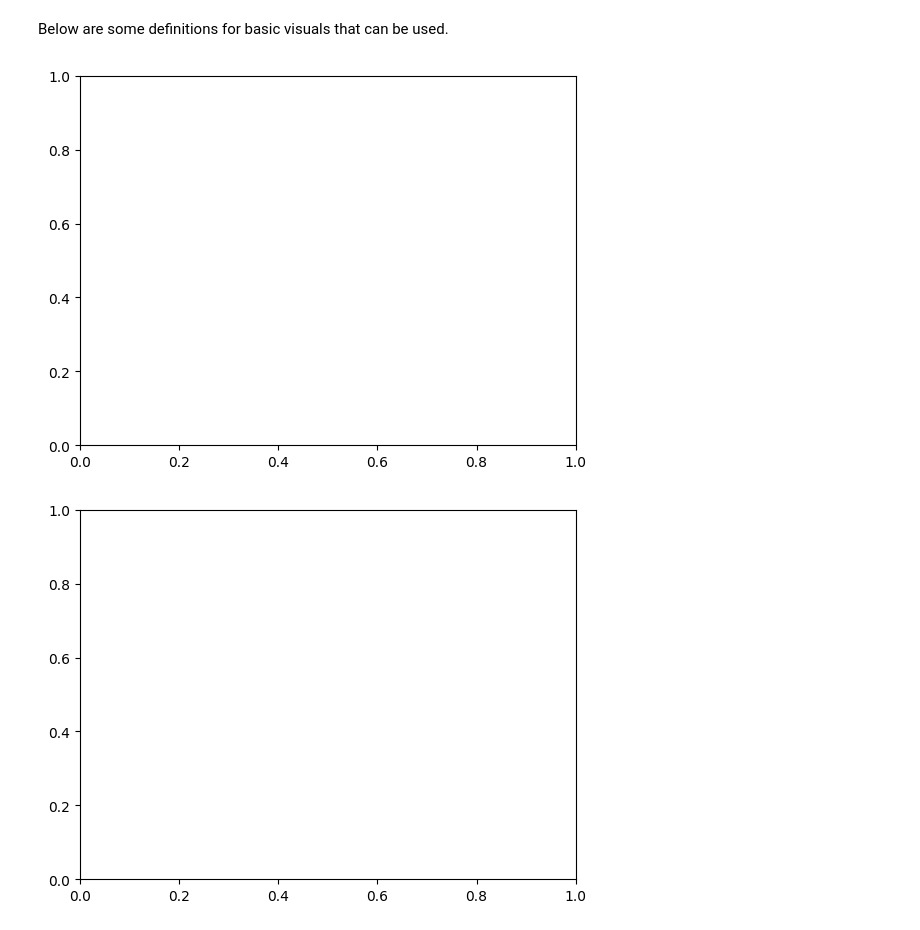
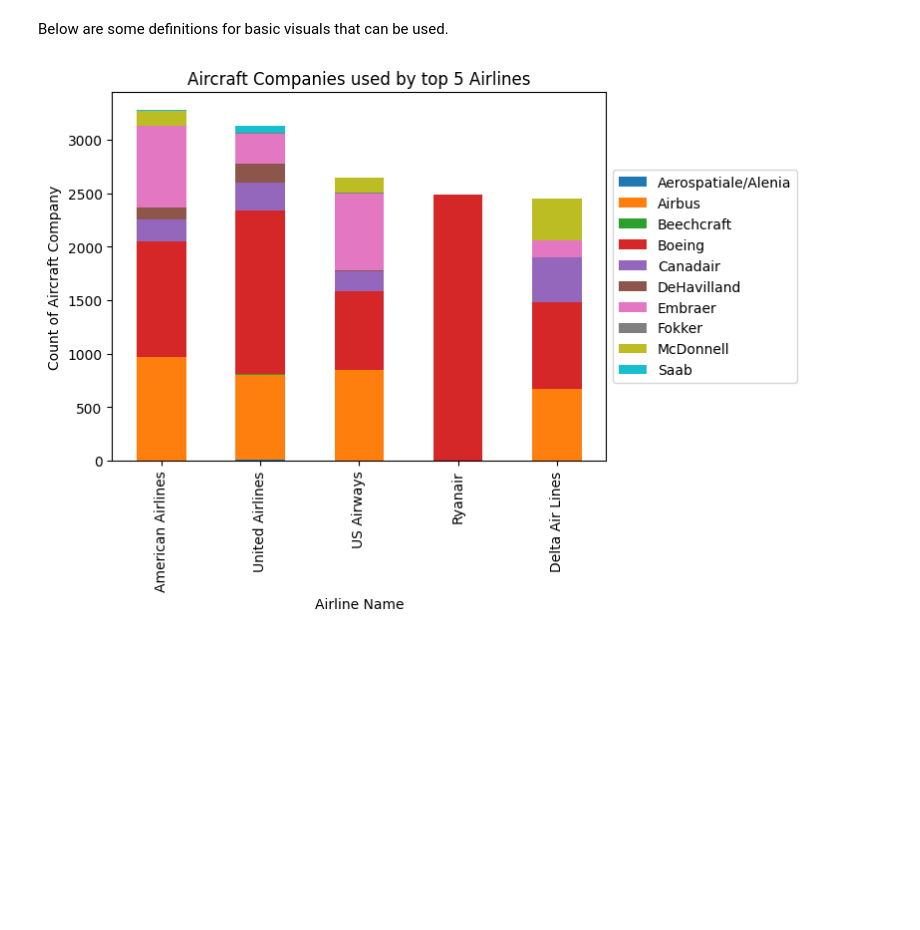
Before and after one commit to sakinanazarali/MADS_Milestone1, a Jupyter notebook: analysis.ipynb, the cells around one changed output. Drawn from its saved outputs; the diff is of its cells as text; code cells hidden in the pictures; blank space fills up the shorter version.

```diff
--- a/analysis.ipynb
+++ b/analysis.ipynb
@@ -168,26 +208,16 @@ data['route'] = data['source_airport_name'] + " to " + data['destination_airport
 # %%
 # Pivot the DataFrame to get counts of 'make' per 'airline'
 pivot_df = data.pivot_table(index='airline_name', columns='aircraft_company', aggfunc='size', fill_value=0)
 # Calculate the total count of routes for each airline
 pivot_df['Total'] = pivot_df.sum(axis=1)
 
 # Sort the DataFrame by the total count in descending order
 pivot_df = pivot_df.sort_values(by='Total', ascending=False)
 pivot_df = pivot_df.head(5)
 pivot_df = pivot_df.loc[:, (pivot_df != 0).any(axis=0)]
 
-# Create a stacked bar chart
-#ax = pivot_df.drop(columns='Total').plot(kind='bar', stacked=True, figsize=(10, 6))
-
-# Set labels and title
-#plt.xlabel('Airline Name')
-#plt.ylabel('Count')
-#plt.title('Stacked Bar Chart of Aircraft Companies used by Airlines')
-
-# Display the legend
-#plt.legend(title='Aircraft Company', labels = pivot_df.columns[:-1], loc='upper right')
-
-stacked_bar_chart(pivot_df.drop(columns='Total'), xlabel='Airline Name', ylabel='Count of Aircraft Company', title='Aircraft Companies used by Airlines')
+fig = stacked_bar_chart(pivot_df.drop(columns='Total'), xlabel='Airline Name', ylabel='Count of Aircraft Company',
+                        title='Aircraft Companies used by top 5 Airlines', legend_labels='Aircraft Company')
+plt.show()
 # %% [output]
-[figure, old version]
+[figure, new version]
-[figure, removed]
```
Also changed, not shown: parts of 5 cells of this notebook.
